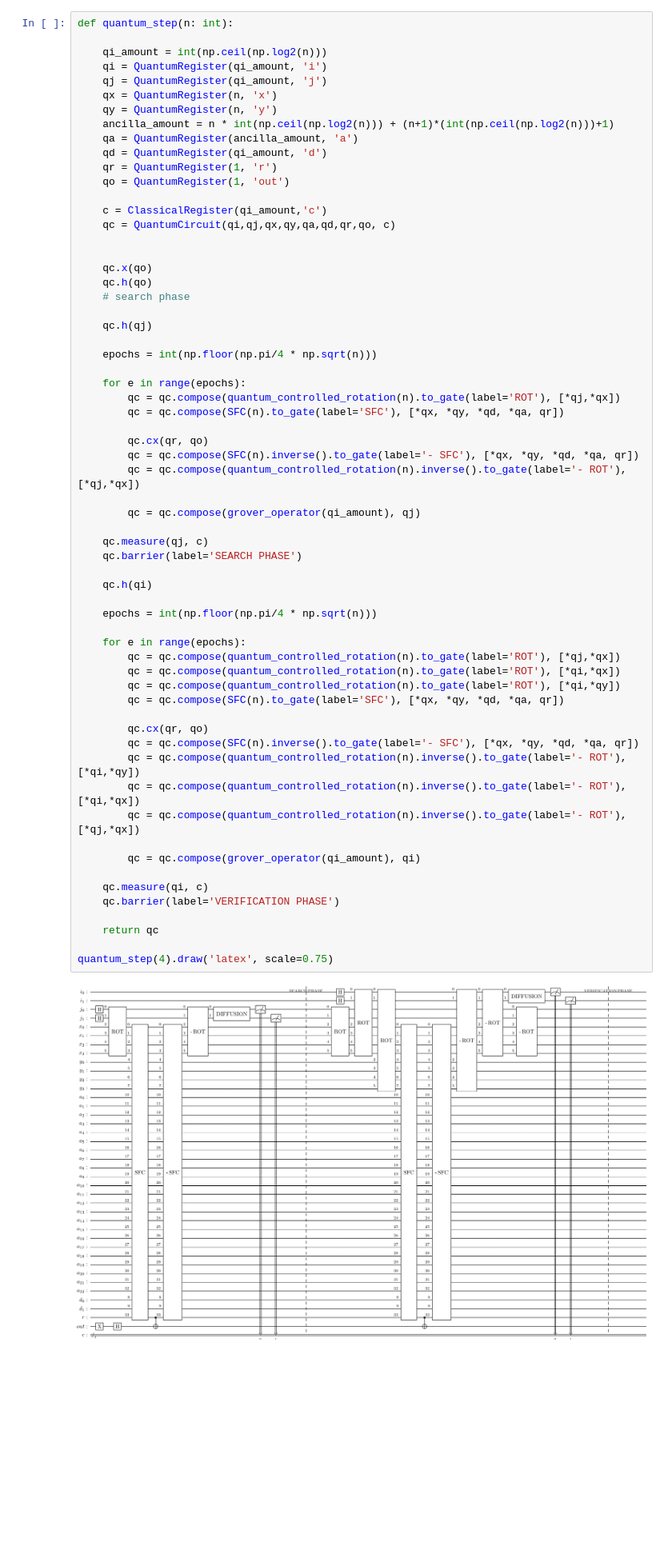
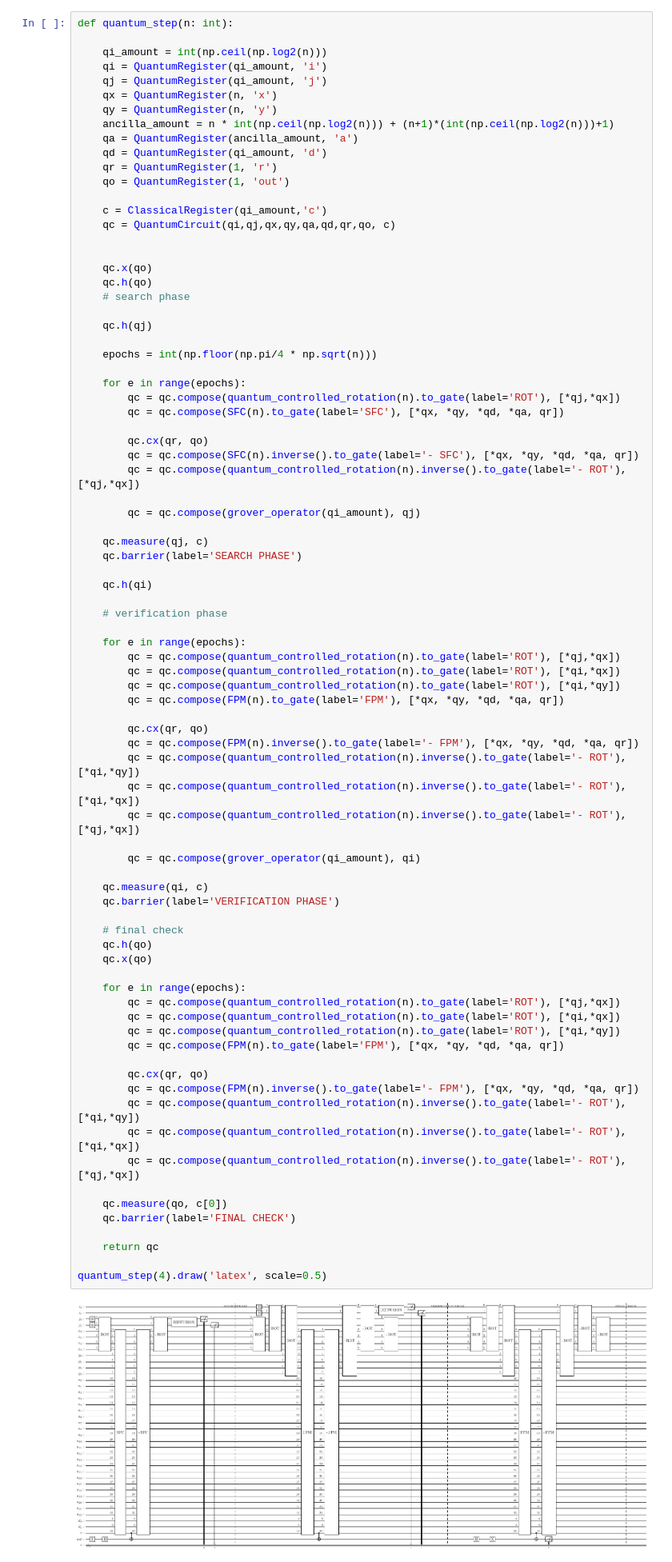
Before and after one commit to BoredDam/quantum-algorithms, a Jupyter notebook: Quantum-LCS/LCS-testing.ipynb, the cells around one changed output. Shown at 80% size. Saved outputs shown, nothing was run; the diff lists cells and outputs as text; blank space fills up the shorter version.

```diff
--- a/Quantum-LCS/LCS-testing.ipynb
+++ b/Quantum-LCS/LCS-testing.ipynb
@@ -482,36 +549,55 @@ def quantum_step(n: int):
         qc.cx(qr, qo)
         qc = qc.compose(SFC(n).inverse().to_gate(label='- SFC'), [*qx, *qy, *qd, *qa, qr])
         qc = qc.compose(quantum_controlled_rotation(n).inverse().to_gate(label='- ROT'), [*qj,*qx])
 
         qc = qc.compose(grover_operator(qi_amount), qj)
 
     qc.measure(qj, c)
     qc.barrier(label='SEARCH PHASE')
 
     qc.h(qi)
 
-    epochs = int(np.floor(np.pi/4 * np.sqrt(n)))
+    # verification phase
 
     for e in range(epochs):
         qc = qc.compose(quantum_controlled_rotation(n).to_gate(label='ROT'), [*qj,*qx])
         qc = qc.compose(quantum_controlled_rotation(n).to_gate(label='ROT'), [*qi,*qx])
         qc = qc.compose(quantum_controlled_rotation(n).to_gate(label='ROT'), [*qi,*qy])
-        qc = qc.compose(SFC(n).to_gate(label='SFC'), [*qx, *qy, *qd, *qa, qr])
+        qc = qc.compose(FPM(n).to_gate(label='FPM'), [*qx, *qy, *qd, *qa, qr])
 
         qc.cx(qr, qo)
-        qc = qc.compose(SFC(n).inverse().to_gate(label='- SFC'), [*qx, *qy, *qd, *qa, qr])
+        qc = qc.compose(FPM(n).inverse().to_gate(label='- FPM'), [*qx, *qy, *qd, *qa, qr])
         qc = qc.compose(quantum_controlled_rotation(n).inverse().to_gate(label='- ROT'), [*qi,*qy])
         qc = qc.compose(quantum_controlled_rotation(n).inverse().to_gate(label='- ROT'), [*qi,*qx])
         qc = qc.compose(quantum_controlled_rotation(n).inverse().to_gate(label='- ROT'), [*qj,*qx])
 
         qc = qc.compose(grover_operator(qi_amount), qi)
 
     qc.measure(qi, c)
     qc.barrier(label='VERIFICATION PHASE')
 
+    # final check
+    qc.h(qo)
+    qc.x(qo)
+
+    for e in range(epochs):
+        qc = qc.compose(quantum_controlled_rotation(n).to_gate(label='ROT'), [*qj,*qx])
+        qc = qc.compose(quantum_controlled_rotation(n).to_gate(label='ROT'), [*qi,*qx])
+        qc = qc.compose(quantum_controlled_rotation(n).to_gate(label='ROT'), [*qi,*qy])
+        qc = qc.compose(FPM(n).to_gate(label='FPM'), [*qx, *qy, *qd, *qa, qr])
+
+        qc.cx(qr, qo)
+        qc = qc.compose(FPM(n).inverse().to_gate(label='- FPM'), [*qx, *qy, *qd, *qa, qr])
+        qc = qc.compose(quantum_controlled_rotation(n).inverse().to_gate(label='- ROT'), [*qi,*qy])
+        qc = qc.compose(quantum_controlled_rotation(n).inverse().to_gate(label='- ROT'), [*qi,*qx])
+        qc = qc.compose(quantum_controlled_rotation(n).inverse().to_gate(label='- ROT'), [*qj,*qx])
+
+    qc.measure(qo, c[0])
+    qc.barrier(label='FINAL CHECK')
+
     return qc
 
-quantum_step(4).draw('latex', scale=0.75)
+quantum_step(4).draw('latex', scale=0.5)
 # %% [output]
-[figure, old version]
+[figure, new version]
 # %%
```
Also changed, not shown: parts of 2 cells of this notebook.
